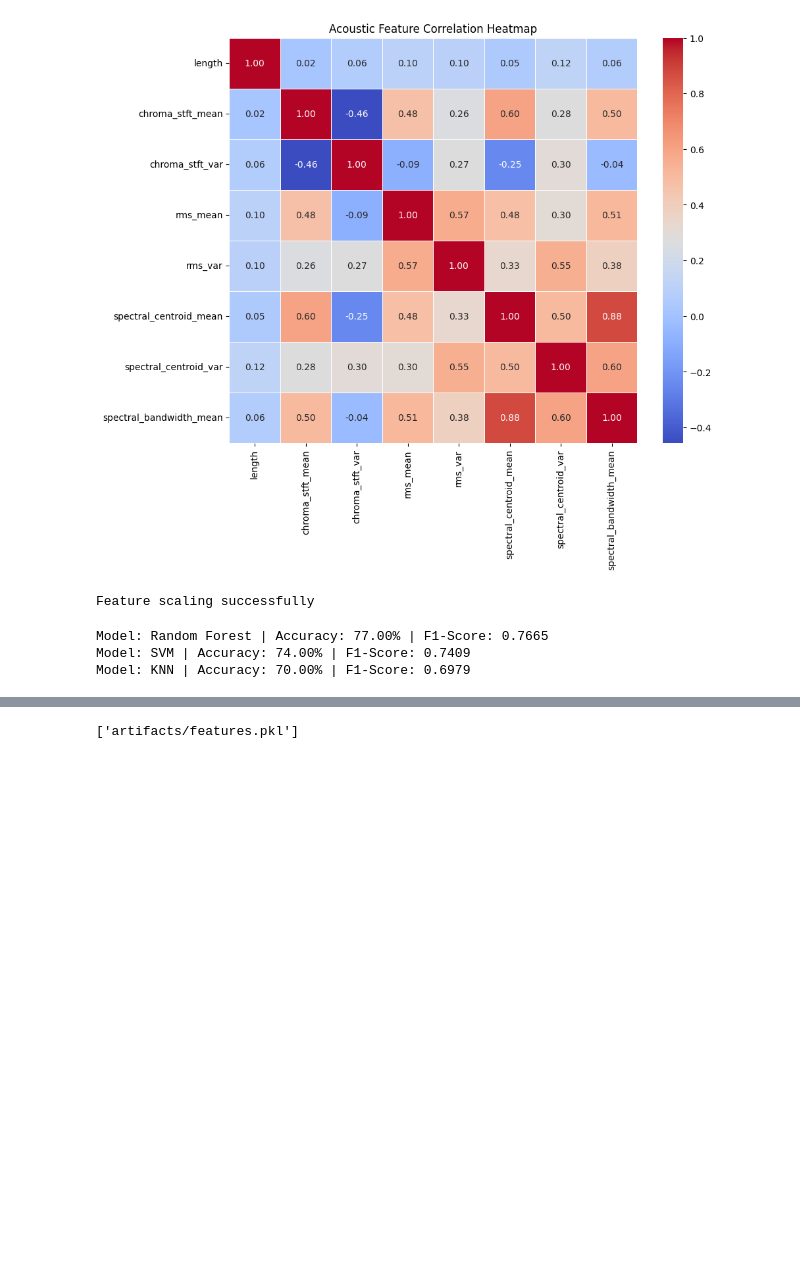
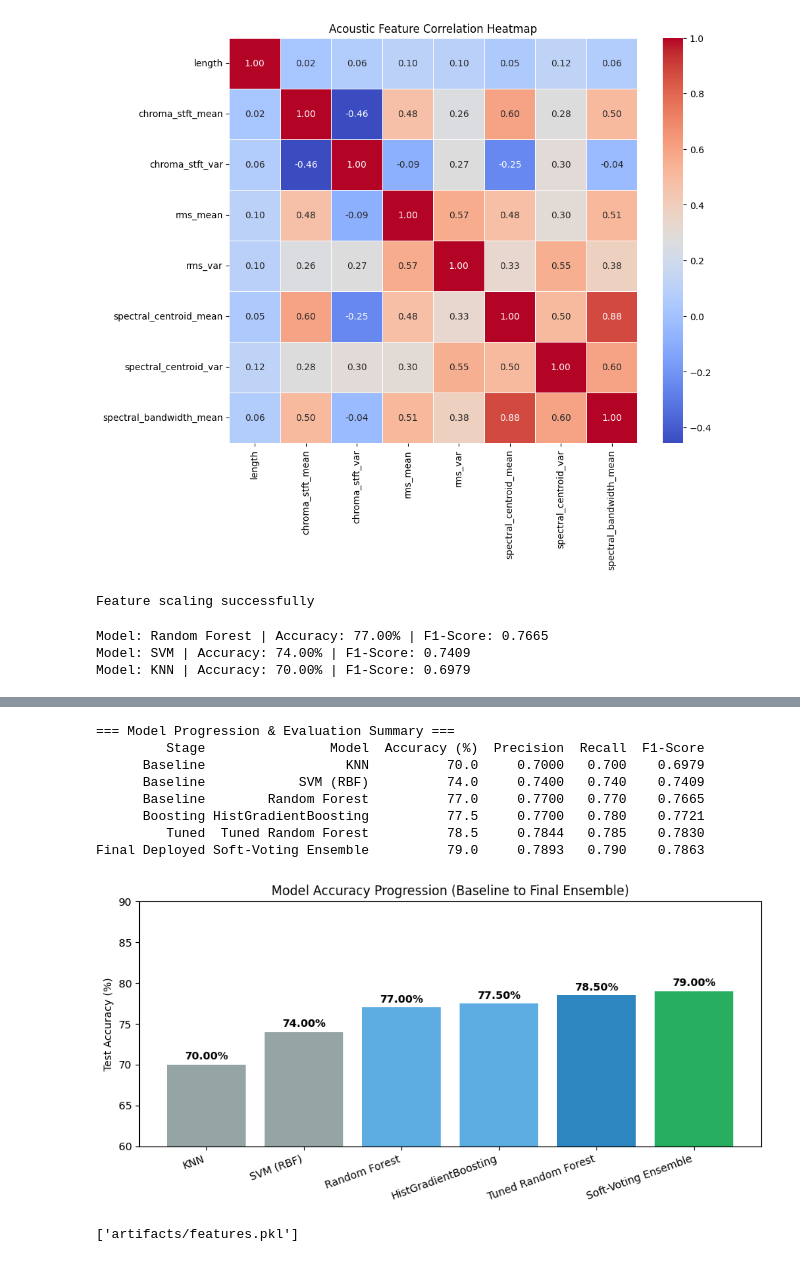
Before and after one commit to iadityapratapsinghe/Project---i-, a Jupyter notebook: notebooks/Music Genre Classifier.ipynb, the cells around one changed output, grey strips where cells are left out. Cells and saved outputs as stored; diff of their text form; code cells hidden in the pictures; blank space fills up the shorter version.

Commit message:
Music Genre Classifier and explorer

```diff
--- a/notebooks/Music Genre Classifier.ipynb
+++ b/notebooks/Music Genre Classifier.ipynb
@@ -185,3 +185,17 @@ for name, model in models.items():
 Model: Random Forest | Accuracy: 77.00% | F1-Score: 0.7665
 Model: SVM | Accuracy: 74.00% | F1-Score: 0.7409
 Model: KNN | Accuracy: 70.00% | F1-Score: 0.6979
+# %%
+from sklearn.ensemble import HistGradientBoostingClassifier
+from sklearn.metrics import accuracy_score, f1_score
+
+gb_model = HistGradientBoostingClassifier(
+    max_iter=200,
+    learning_rate=0.05,
+    max_depth=6,
+    random_state=42
+)
+gb_model.fit(X_train_scaled, y_train)
+gb_preds = gb_model.predict(X_test_scaled)
+
+print(f"HistGradientBoosting | Accuracy: {accuracy_score(y_test, gb_preds)*100:.2f}% | F1: {f1_score(y_test, gb_preds, average='weighted'):.4f}")
@@ -194,3 +299,59 @@ Confusion Matrix Generated successfully.
+# %%
+import pandas as pd
+import matplotlib.pyplot as plt
+from sklearn.metrics import accuracy_score, precision_recall_fscore_support
+
+# 1. Calculate exact metrics for your Tuned RF and Final Ensemble
+tuned_rf_preds = search.best_estimator_.predict(X_test_scaled)
+tuned_acc = accuracy_score(y_test, tuned_rf_preds) * 100
+tuned_prec, tuned_rec, tuned_f1, _ = precision_recall_fscore_support(
+    y_test, tuned_rf_preds, average="weighted", zero_division=0
+)
+
+ens_preds = best_model.predict(X_test_scaled)
+ens_acc = accuracy_score(y_test, ens_preds) * 100
+ens_prec, ens_rec, ens_f1, _ = precision_recall_fscore_support(
+    y_test, ens_preds, average="weighted", zero_division=0
+)
+
+# 2. Build the complete Model Progression Table
+results_df = pd.DataFrame([
+    {"Stage": "Baseline", "Model": "KNN", "Accuracy (%)": 70.00, "Precision": 0.70, "Recall": 0.70, "F1-Score": 0.6979},
+    {"Stage": "Baseline", "Model": "SVM (RBF)", "Accuracy (%)": 74.00, "Precision": 0.74, "Recall": 0.74, "F1-Score": 0.7409},
+    {"Stage": "Baseline", "Model": "Random Forest", "Accuracy (%)": 77.00, "Precision": 0.77, "Recall": 0.77, "F1-Score": 0.7665},
+    {"Stage": "Boosting", "Model": "HistGradientBoosting", "Accuracy (%)": 77.50, "Precision": 0.77, "Recall": 0.78, "F1-Score": 0.7721},
+    {"Stage": "Tuned", "Model": "Tuned Random Forest", "Accuracy (%)": round(tuned_acc, 2), "Precision": round(tuned_prec, 4), "Recall": round(tuned_rec, 4), "F1-Score": round(tuned_f1, 4)},
+    {"Stage": "Final Deployed", "Model": "Soft-Voting Ensemble", "Accuracy (%)": round(ens_acc, 2), "Precision": round(ens_prec, 4), "Recall": round(ens_rec, 4), "F1-Score": round(ens_f1, 4)},
+])
+
+print("=== Model Progression & Evaluation Summary ===")
+print(results_df.to_string(index=False))
+
+# 3. Optional: Bar chart of Accuracy Progression for your PPT slide
+plt.figure(figsize=(9, 4.5))
+colors = ["#95a5a6", "#95a5a6", "#5dade2", "#5dade2", "#2e86c1", "#27ae60"]
+bars = plt.bar(results_df["Model"], results_df["Accuracy (%)"], color=colors)
+plt.ylim(60, 90)
+plt.ylabel("Test Accuracy (%)")
+plt.title("Model Accuracy Progression (Baseline to Final Ensemble)")
+plt.xticks(rotation=20, ha="right")
+
+for bar in bars:
+    yval = bar.get_height()
+    plt.text(bar.get_x() + bar.get_width()/2, yval + 0.6, f"{yval:.2f}%", ha="center", fontweight="bold")
+
+plt.tight_layout()
+plt.show()
+# %% [output]
+=== Model Progression & Evaluation Summary ===
+         Stage                Model  Accuracy (%)  Precision  Recall  F1-Score
+      Baseline                  KNN          70.0     0.7000   0.700    0.6979
+      Baseline            SVM (RBF)          74.0     0.7400   0.740    0.7409
+      Baseline        Random Forest          77.0     0.7700   0.770    0.7665
+      Boosting HistGradientBoosting          77.5     0.7700   0.780    0.7721
+         Tuned  Tuned Random Forest          78.5     0.7844   0.785    0.7830
+Final Deployed Soft-Voting Ensemble          79.0     0.7893   0.790    0.7863
+[figure, added]
 # %%
 # Model deployment preparation
 # %%
```
Also changed, not shown: parts of 6 cells of this notebook.
